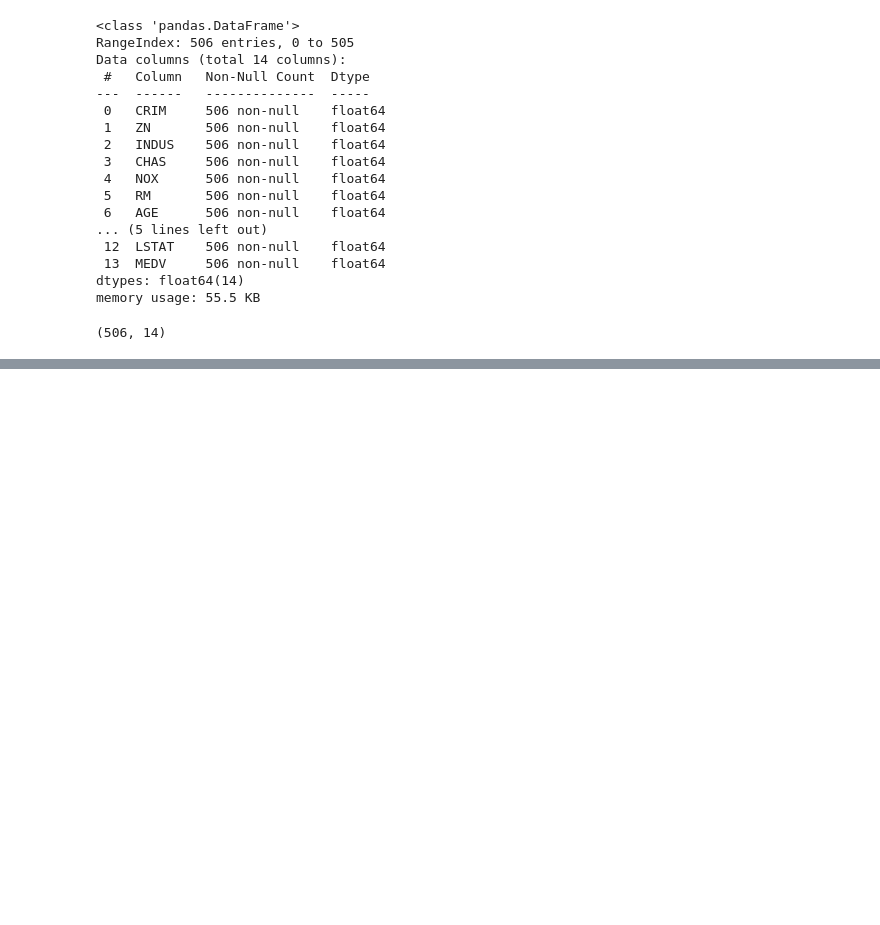
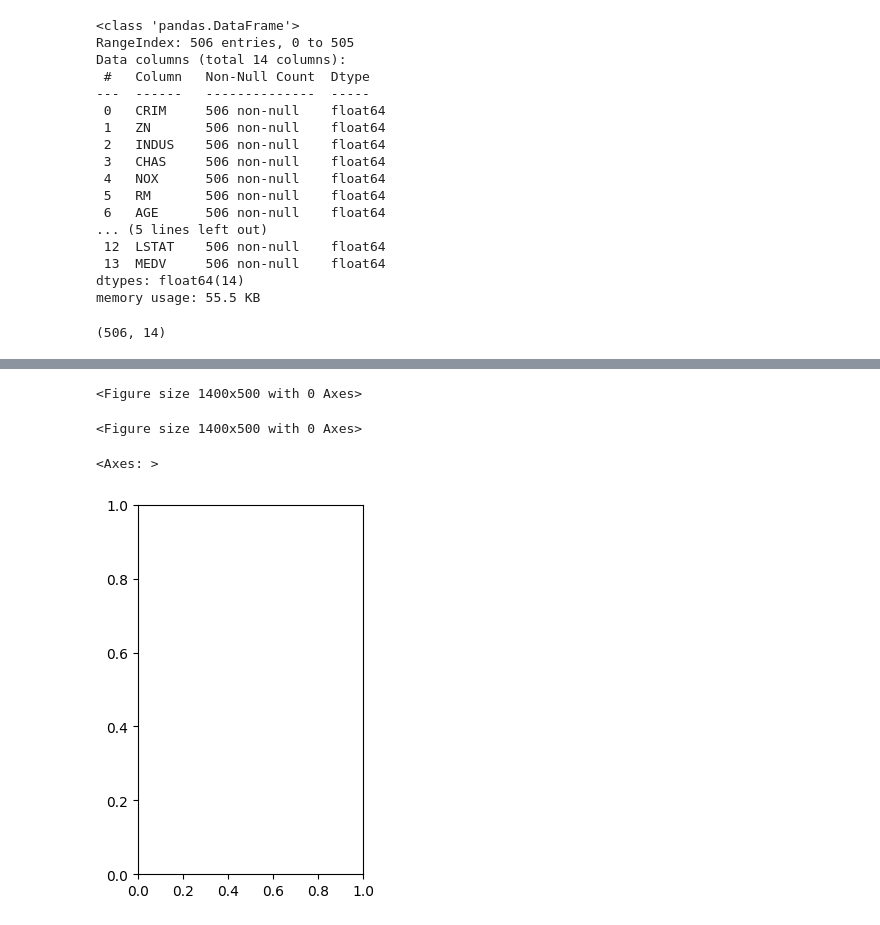
Before and after one commit to hw-coder92/Gwangju-AI-Academy, a Jupyter notebook: 06.EDA-분석/02.프로젝트/01-데이터분석-탐색적분석(EDA).ipynb, the cells around one changed output, grey strips where cells are left out. Drawn from its saved outputs; the diff is of its cells as text; code cells hidden in the pictures; blank space fills up the shorter version.

```diff
--- a/06.EDA-분석/02.프로젝트/01-데이터분석-탐색적분석(EDA).ipynb
+++ b/06.EDA-분석/02.프로젝트/01-데이터분석-탐색적분석(EDA).ipynb
@@ -82,0 +72,10 @@ NameError: name 'df_head' is not defined
+# %%
+plt.figure(figsize=(14, 5))
+# %% [output]
+<Figure size 1400x500 with 0 Axes>
+<Figure size 1400x500 with 0 Axes>
+# %%
+plt.subplot(1,2,1)
+# %% [output]
+<Axes: >
+[figure, added]
```
Also changed, not shown: parts of 5 cells of this notebook, 11 other files.
